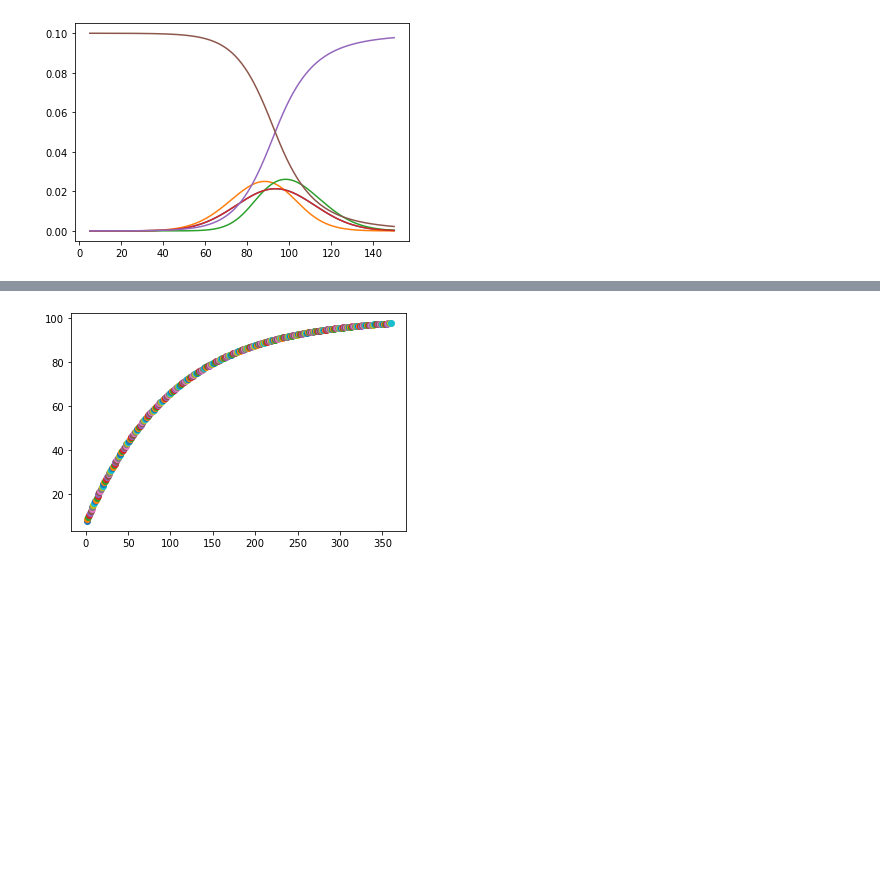
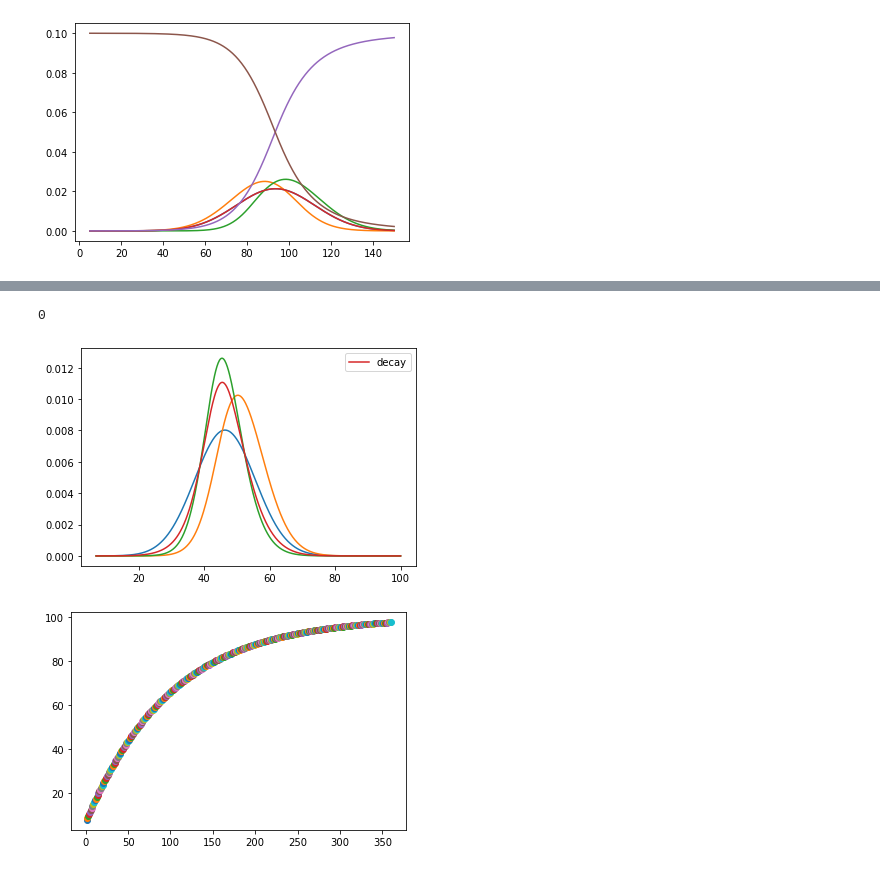
Before and after one commit to aperkes/BayesBattleBots, a Jupyter notebook: BayesFights.ipynb, the cells around one changed output, grey strips where cells are left out. Drawn from its saved outputs; the diff is of its cells as text; code cells hidden in the pictures; blank space fills up the shorter version.

Commit message:
figuring out path dependence (requires decay)

```diff
--- a/BayesFights.ipynb
+++ b/BayesFights.ipynb
@@ -1599,3 +1594,47 @@ fig.show()
+# %%
+from fish import Fish
+from fight import Fight
+import copy
+
+wl_fish = Fish(age=50,size=45)
+lw_fish = copy.deepcopy(wl_fish)
+match_fish = copy.deepcopy(wl_fish)
+winlose_0 = Fight(wl_fish,match_fish,outcome=0)
+winlose_1 = Fight(wl_fish,match_fish,outcome=1)
+
+winlose_0.run_outcome()
+winlose_1.run_outcome()
+
+
+losewin_0 = Fight(lw_fish,match_fish,outcome=1)
+losewin_1 = Fight(lw_fish,match_fish,outcome=0)
+losewin_0.run_outcome()
+losewin_1.run_outcome()
+
+fig,ax = plt.subplots()
+wl_fish.plot_prior(ax)
+wl_fish.update(1,winlose_0)
+wl_fish.plot_prior(ax)
+wl_fish.update(0,winlose_1)
+wl_fish.plot_prior(ax)
+
+test = wl_fish.prior + wl_fish.naive_prior * .5
+test = test / np.sum(test)
+ax.plot(wl_fish.xs,test,label='decay')
+
+ax.legend()
+fig.show()
+if False:
+    lw_fish.plot_prior(ax)
+    lw_fish.update(0,losewin_0)
+    lw_fish.plot_prior(ax)
+    lw_fish.update(1,losewin_1)
+    lw_fish.plot_prior(ax)
+
+print(wl_fish.idx)
+# %% [output]
+0
+[figure, added]
 # %%
 ## How long does the winner effect persist?
 
```
Also changed, not shown: parts of 5 cells of this notebook, 2 other files.
